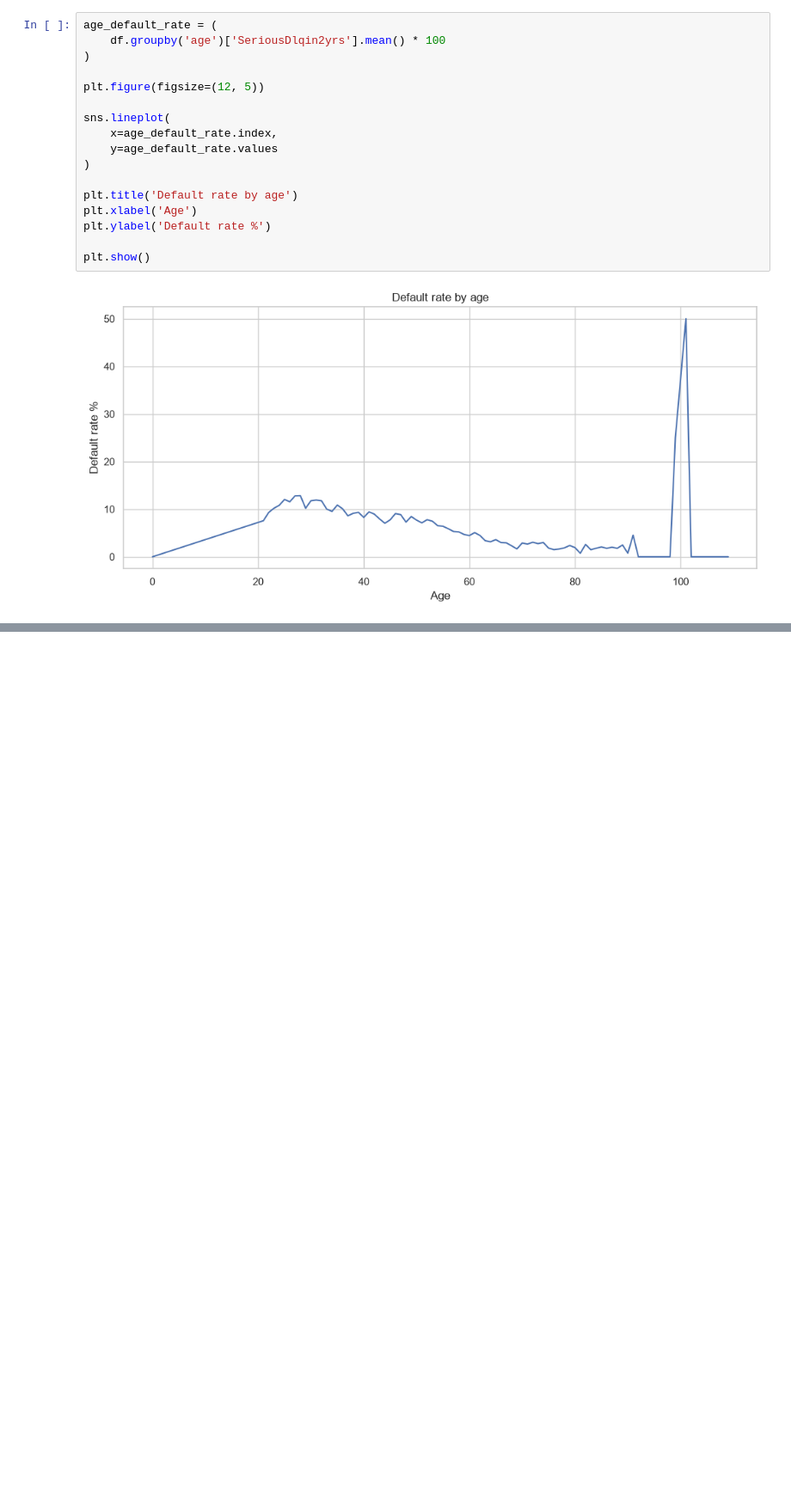
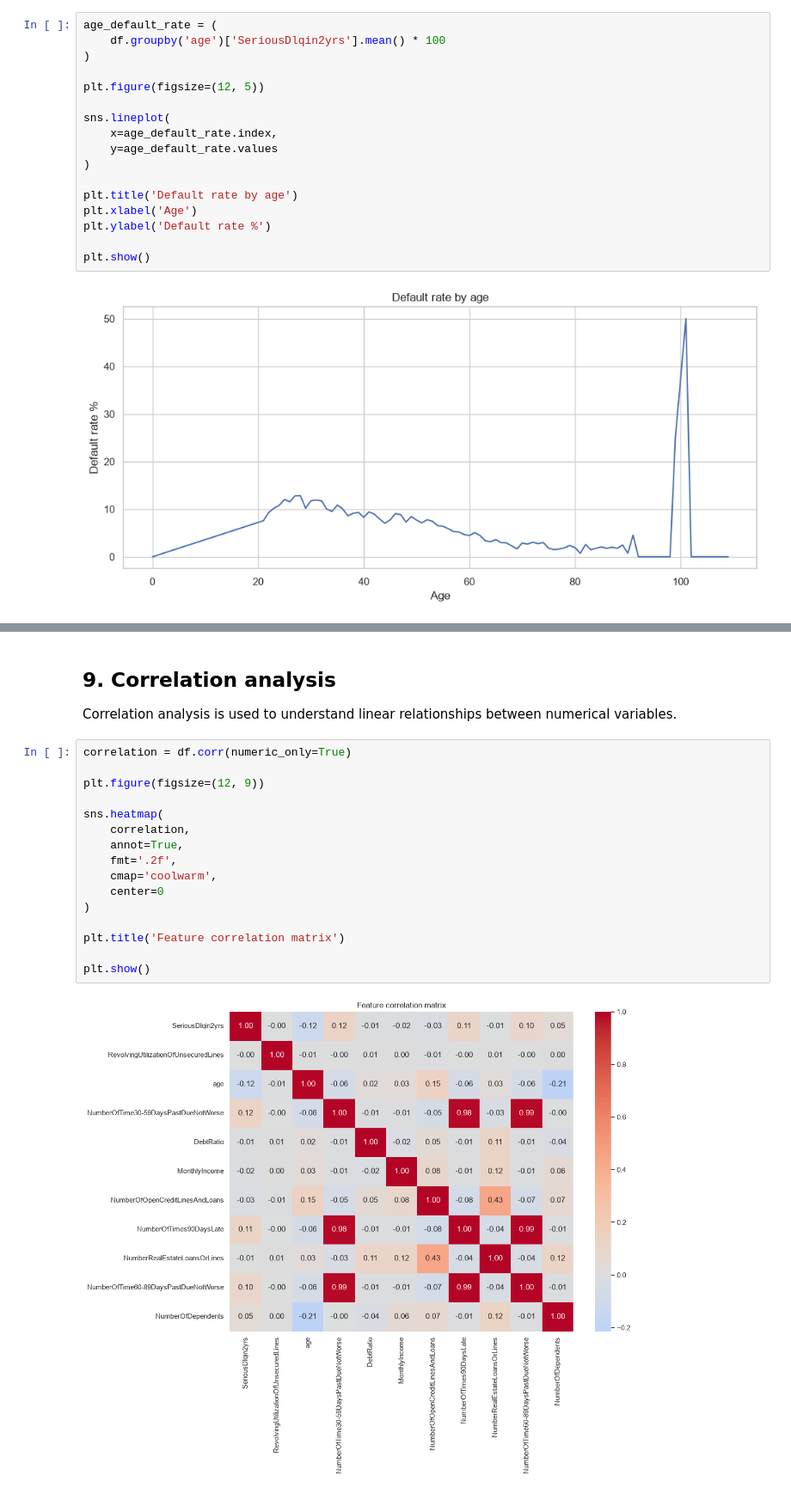
Before and after one commit to Randysman/credit_score, a Jupyter notebook: EDA.ipynb, the cells around one changed output, grey strips where cells are left out. Shown at 86% size. Saved outputs shown, nothing was run; the diff lists cells and outputs as text; blank space fills up the shorter version.

```diff
--- a/EDA.ipynb
+++ b/EDA.ipynb
@@ -700,0 +726,23 @@ plt.show()
+# %% [markdown]
+## 9. Correlation analysis
+
+Correlation analysis is used to understand linear relationships
+between numerical variables.
+# %%
+correlation = df.corr(numeric_only=True)
+
+plt.figure(figsize=(12, 9))
+
+sns.heatmap(
+    correlation,
+    annot=True,
+    fmt='.2f',
+    cmap='coolwarm',
+    center=0
+)
+
+plt.title('Feature correlation matrix')
+
+plt.show()
+# %% [output]
+[figure, added]
```
Also changed, not shown: parts of 2 cells of this notebook.
